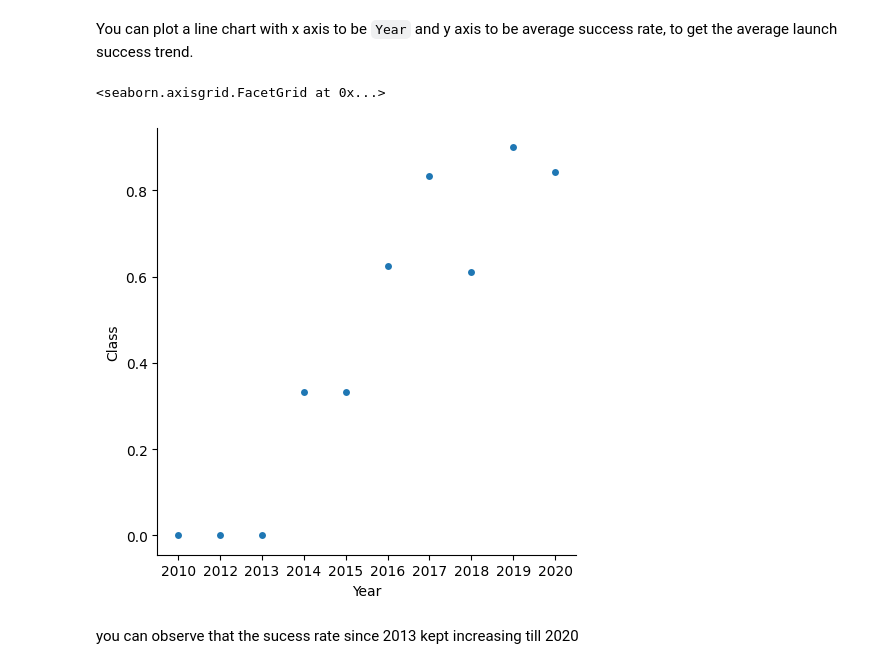
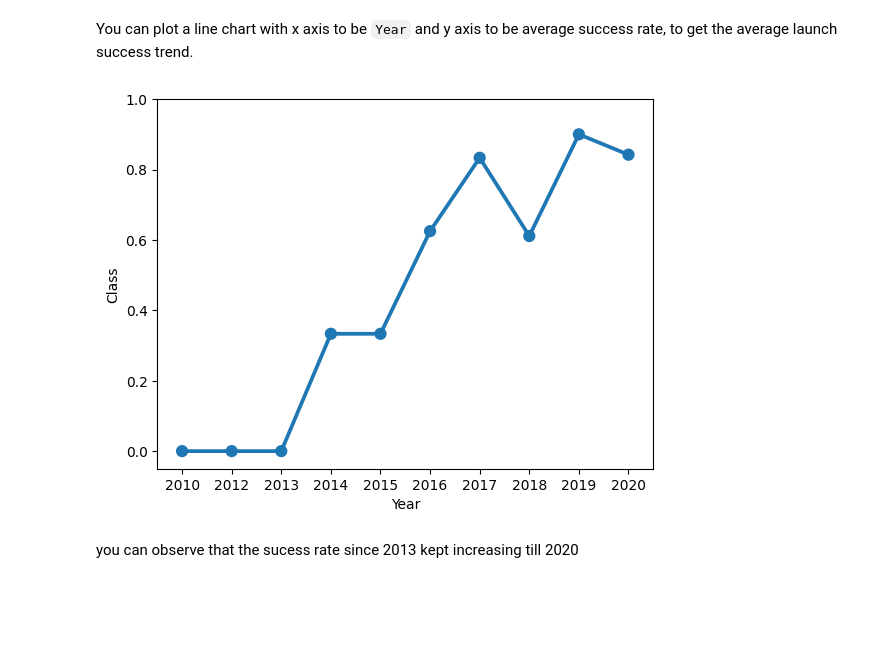
Before and after one commit to jrosilam/SpaceX-Data-Sci-Capstone, a Jupyter notebook: jupyter-labs-eda-dataviz.ipynb, the cells around one changed output. Saved outputs shown, nothing was run; the diff lists cells and outputs as text; code cells hidden in the pictures; blank space fills up the shorter version.

```diff
--- a/jupyter-labs-eda-dataviz.ipynb
+++ b/jupyter-labs-eda-dataviz.ipynb
@@ -44,6 +44,10 @@ import pandas as pd
 import numpy as np
 # Matplotlib is a plotting library for python and pyplot gives us a MatLab like plotting framework. We will use this in our plotter function to plot data.
 import matplotlib.pyplot as plt
+from matplotlib.pyplot import figure
+import matplotlib as mpl
+mpl.rcParams.update(mpl.rcParamsDefault)
+# plt.rcParams["figure.figsize"] = [3,3]
 #Seaborn is a Python data visualization library based on matplotlib. It provides a high-level interface for drawing attractive and informative statistical graphics
 import seaborn as sns
 # %% [markdown]
@@ -173,13 +188,18 @@ You can plot a line chart with x axis to be <code>Year</code> and y axis to be a
 # %%
 # Plot a line chart with x axis to be the extracted year and y axis to be the success rate
 df['Date'] = pd.to_datetime(df['Date'])
 df['Year'] = df['Date'].dt.year
 success_rate_groups_year = df.groupby('Year')['Class'].mean().to_frame().reset_index()
 
-sns.catplot(x = 'Year', y = 'Class', data = success_rate_groups_year)
+# sns.catplot(x = 'Year', y = 'Class', data = success_rate_groups_year)
+sns.pointplot(x='Year',y='Class',data=success_rate_groups_year)
+# sns.lineplot(x='Year',y='Class',data=success_rate_groups_year)
+# sns.lmplot(x='Year',y='Class',data=success_rate_groups_year, ci=None, order=1, truncate=True)
+plt.ylim([-0.05,1])
+plt.xticks(rotation=0)
+plt.show()
 # %% [output]
-<seaborn.axisgrid.FacetGrid at 0x...>
-[figure, old version]
+[figure, new version]
 # %% [markdown]
 you can observe that the sucess rate since 2013 kept increasing till 2020
 # %% [markdown]
```
Also changed, not shown: parts of 6 cells of this notebook, 9 other files.
